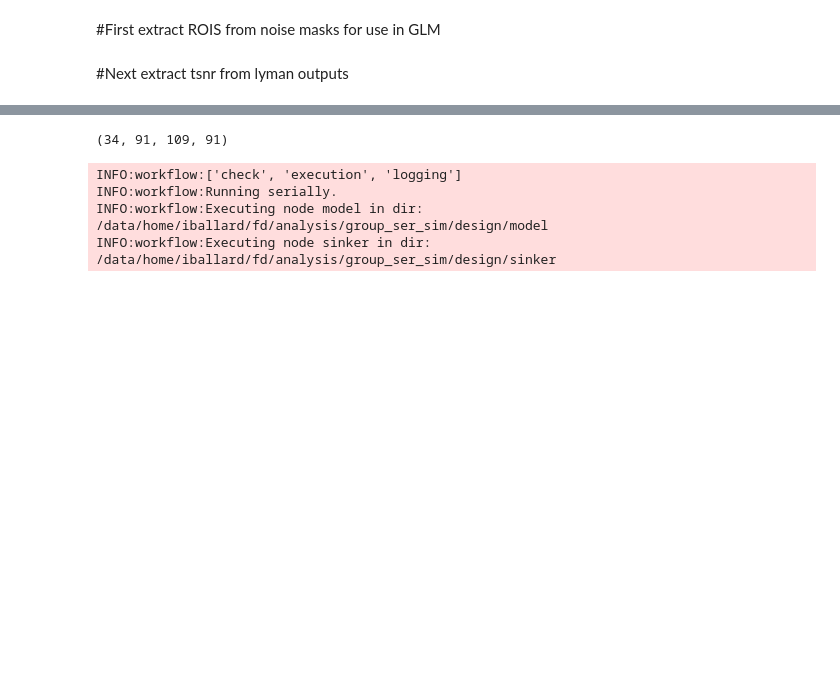
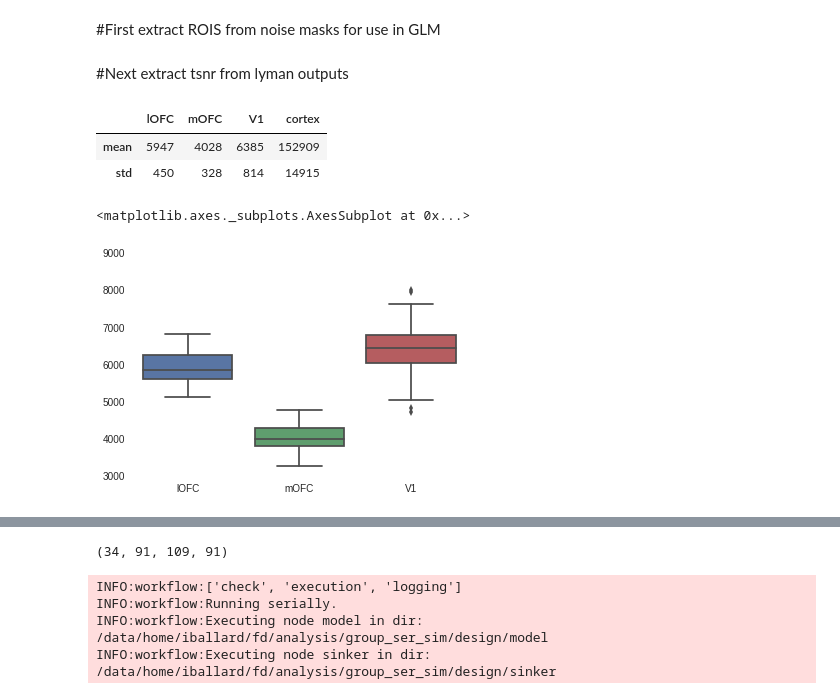
Before and after one commit to iancballard/fd_fmri, a Jupyter notebook: extract_rois.ipynb, the cells around one changed output, grey strips where cells are left out. Saved outputs shown, nothing was run; the diff lists cells and outputs as text; code cells hidden in the pictures; blank space fills up the shorter version.

```diff
--- a/extract_rois.ipynb
+++ b/extract_rois.ipynb
@@ -110,8 +110,8 @@ for sub in sub_list:
 # %% [markdown]
 #Next extract tsnr from lyman outputs
 # %%
-all_rois = {'ser':["lOFC_fill_ser", "mOFC_fill_ser","V1_fill_ser"],
-            'sim':["lOFC_fill_sim", "mOFC_fill_sim","V1_fill_sim"]}
+all_rois = {'ser':["lOFC_fill_ser", "mOFC_fill_ser","V1_fill_ser","cortex_fill_ser"],
+            'sim':["lOFC_fill_sim", "mOFC_fill_sim","V1_fill_sim","cortex_fill_sim"]}
 in_tuples = []
 for sub in sub_list:
     for exp in exps:
@@ -137,4 +144,30 @@ def extract_tsnr(in_tuple):
         tsnr = out.outputs.out_stat
 
     return (sub,exp,run,mask,tsnr)
+# %%
+def roi_sizes_simser():
+    roi_sizes = pd.DataFrame(columns=['lOFC','mOFC','V1'], index=sub_list, dtype=float)
+    mask_template = os.path.join(home_dir, "data/%s/masks/%s.nii.gz")
+    for exp in exps:
+        for subj in sub_list:
+            for roi in all_rois[exp]:
+                mask = home_dir + 'data/' + subj + '/masks/' + roi + '.nii.gz'
+                vox_count = nib.load(mask).get_data().sum()
+                roi_sizes.loc[subj,roi.split('_')[0]] = vox_count
+    return roi_sizes
+roi_sizes = roi_sizes_simser()
+roi_sizes.describe().loc[["mean", "std"]].astype(int)
+# %% [output]
+|  | lOFC | mOFC | V1 | cortex |
+| mean | 5947 | 4028 | 6385 | 152909 |
+| std | 450 | 328 | 814 | 14915 |
+# %%
+#check to see if any ROIs are drastically too small
+roi = 'mOFC'
+thresh = roi_sizes[roi].mean() - 2*roi_sizes[roi].std()
+roi_sizes[roi_sizes[roi] < thresh]
+sns.boxplot(roi_sizes)
+# %% [output]
+<matplotlib.axes._subplots.AxesSubplot at 0x...>
+[figure, added]
 # %%
```
Also changed, not shown: parts of 9 cells of this notebook.
